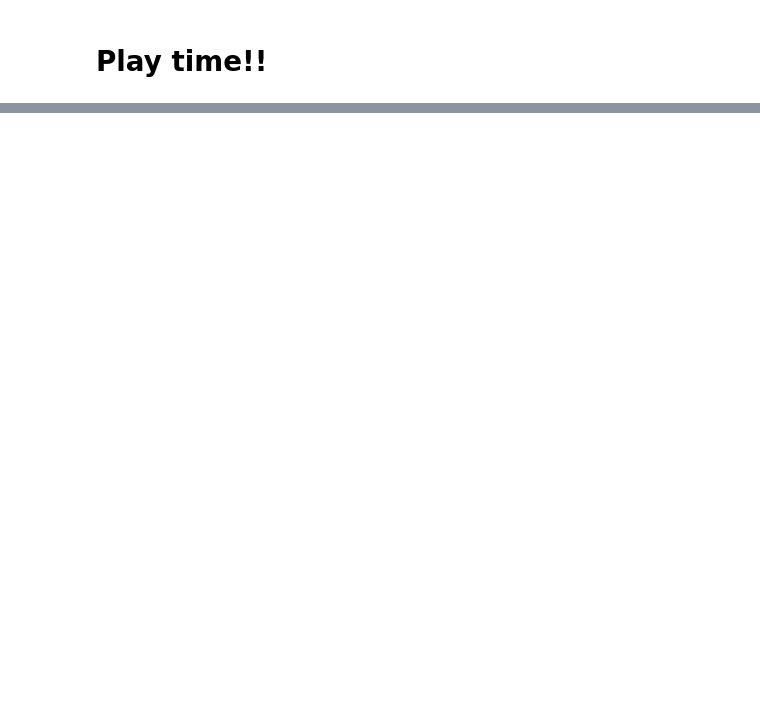
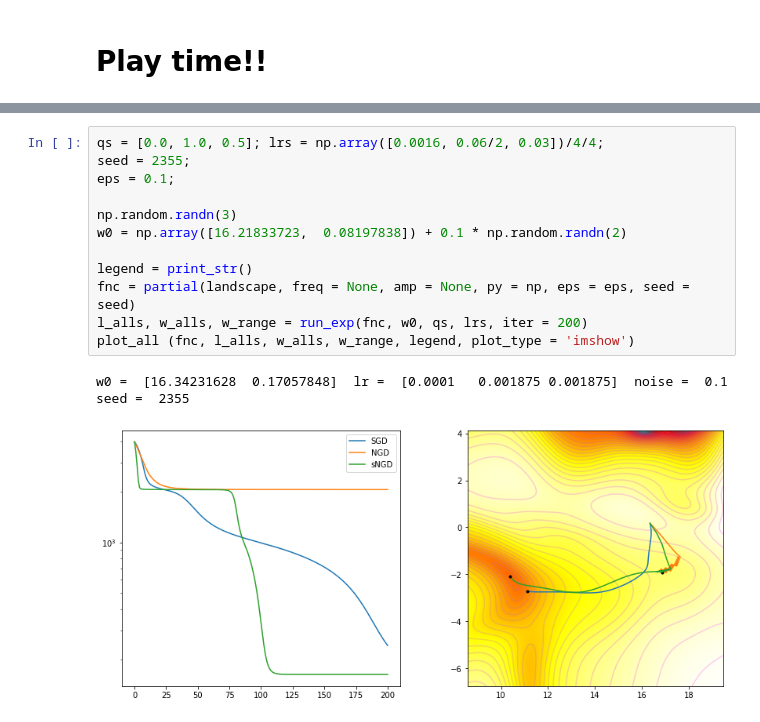
Before and after one commit to bhoov/ngd-vis, a Jupyter notebook: notebook/NGD_update.ipynb, the cells around one changed output, grey strips where cells are left out. Saved outputs shown, nothing was run; the diff lists cells and outputs as text; blank space fills up the shorter version.

```diff
--- a/notebook/NGD_update.ipynb
+++ b/notebook/NGD_update.ipynb
@@ -200,0 +74,15 @@ def landscape_core(x, freq, a, py):
+# %%
+qs = [0.0, 1.0, 0.5]; lrs = np.array([0.0016, 0.06/2, 0.03])/4/4;
+seed = 2355;
+eps = 0.1;
+
+np.random.randn(3)
+w0 = np.array([16.21833723,  0.08197838]) + 0.1 * np.random.randn(2)
+
+legend = print_str()
+fnc = partial(landscape, freq = None, amp = None, py = np, eps = eps, seed = seed)
+l_alls, w_alls, w_range = run_exp(fnc, w0, qs, lrs, iter = 200)
+plot_all (fnc, l_alls, w_alls, w_range, legend, plot_type = 'imshow')
+# %% [output]
+w0 =  [16.34231628  0.17057848]  lr =  [0.0001   0.001875 0.001875]  noise =  0.1  seed =  2355
+[figure, added]
```
Also changed, not shown: parts of 31 cells of this notebook, 3 other files.
